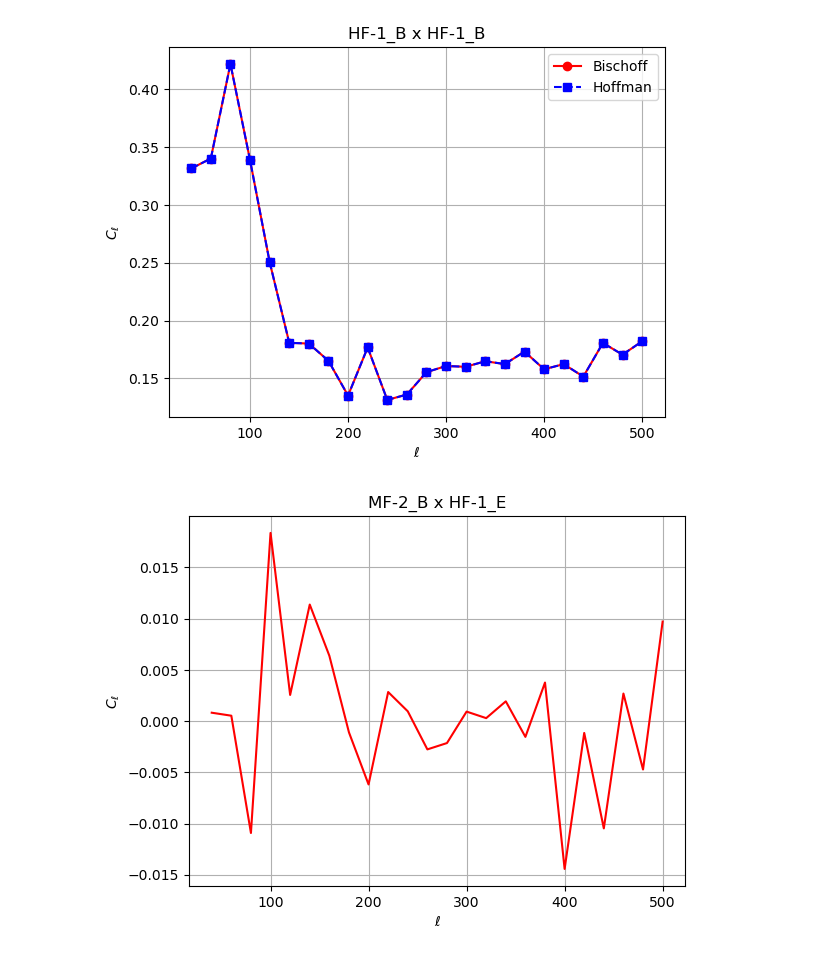
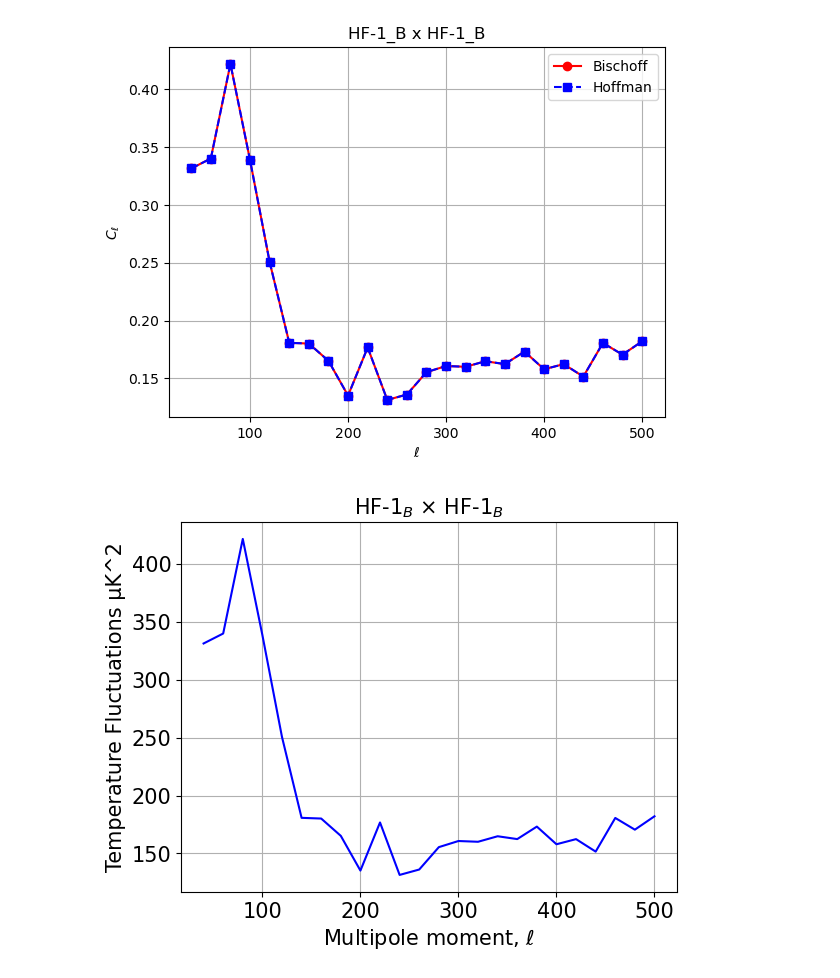
Before and after one commit to veronica-hoffman/s4bb, a Jupyter notebook: figures.ipynb, the cells around one changed output. Cells and saved outputs as stored; diff of their text form; code cells hidden in the pictures.

Commit message:
more data visualizations

```diff
--- a/figures.ipynb
+++ b/figures.ipynb
@@ -37,18 +37,20 @@ plt.show()
 # %%
 with h5py.File('/global/homes/v/vhoffman/reproduce_colin_results/spectra/phase2_spec_comb_f1_y20_n3_full_withpbs_000_100.h5', 'r') as f:
     spec = XSpec.from_hdf5(f)
 
 ell_centers = 0.5 * (spec.bins[0] + spec.bins[1])
 
 ps_mean = np.mean(spec.spec, axis=2)
 
 spec_names = spec.str()
 
-plt.plot(ell_centers, ps_mean[21], color='red')
-plt.xlabel(r'$\ell$')
-plt.ylabel(r'$C_\ell$')
-plt.title(f'{spec_names[21]}')
+plt.plot(ell_centers, ps_mean[9]*10**3, color='blue')
+plt.xlabel(r'Multipole moment, $\ell$', fontsize = 15)
+plt.ylabel(r'Temperature Fluctuations μK^2', fontsize = 15)
+plt.title(r'HF-1$_B$ $\times$ HF-1$_B$', fontsize = 15)
+plt.xticks(fontsize = 15)
+plt.yticks(fontsize = 15)
 plt.grid()
 plt.show()
 # %% [output]
-[figure, old version]
+[figure, new version]
```
Also changed, not shown: 5 other files.
